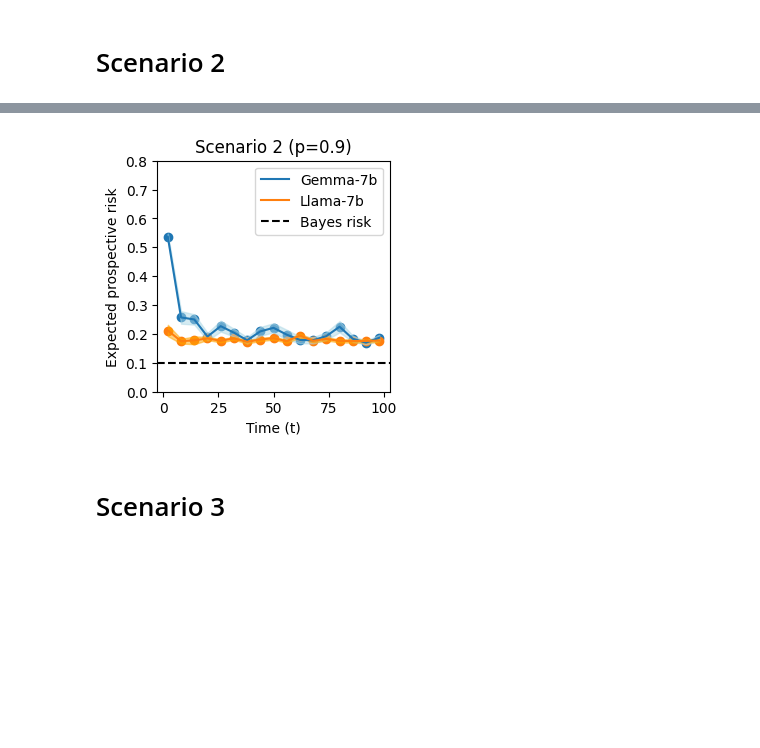
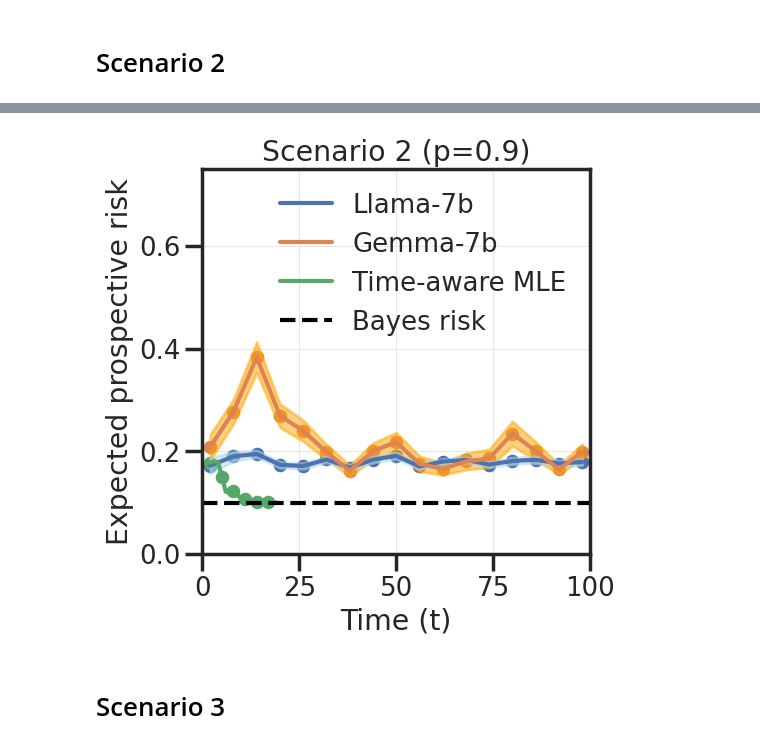
Before and after one commit to YuxinB/ProL, a Jupyter notebook: llm/notebooks/llm_prob.ipynb, the cells around one changed output, grey strips where cells are left out. Cells and saved outputs as stored; diff of their text form; code cells hidden in the pictures; blank space fills up the shorter version.

Commit message:
llm figures

```diff
--- a/llm/notebooks/llm_prob.ipynb
+++ b/llm/notebooks/llm_prob.ipynb
@@ -43,4 +39,12 @@ tab
 | 20478 | Llama | 0.991938 | 1 |
 | 20479 | Gemma | 0.731059 | 1 |
 20480 rows × 3 columns
+# %%
+plt.style.use("seaborn-v0_8-whitegrid")
+sns.set(context='poster',
+        style='ticks',
+        font_scale=0.85,
+        rc={'axes.grid':True,
+            'grid.color':'.9',
+            'grid.linewidth':0.75})
 # %%
@@ -170,38 +207,53 @@ plt.show()
+# %%
+s2_info = np.load("../../synthetic/scenario2.npy", allow_pickle=True)
+mean_mle = s2_info.item()['avg_pr']
+std_mle = s2_info.item()['std_pr'] / 10000
+mle_x = np.arange(2, 20, 1)
 # %%
 gemma_s2 = np.load("../data/scenario2_gemma-7b_90.npy")
 llama_s2 = np.load("../data/scenario2_Llama-2-7b-hf_90.npy")
 
 perf = np.nanmean(gemma_s2, axis=1)
 mean = perf[:, 1]
 std = np.nanstd(gemma_s2, axis=1)[:, 1] / np.sqrt(100.0)
 
 mean_l = llama_s2.mean(1)[:, 1]
 std_l = llama_s2.std(1)[:, 1] / np.sqrt(100.0)
 
-plt.figure(figsize=(3, 3))
+plt.figure(figsize=(5, 5))
+plt.plot(perf[:, 0], llama_s2.mean(1)[:, 1])
 plt.plot(perf[:, 0], perf[:, 1])
-plt.plot(perf[:, 0], llama_s1.mean(1)[:, 1])
+
+plt.plot(mle_x, mean_mle)
+
 plt.axhline(y=0.1, color='black', linestyle='--')
 
-plt.scatter(perf[:, 0], perf[:, 1])
-plt.scatter(perf[:, 0], llama_s1.mean(1)[:, 1])
+plt.scatter(perf[:, 0], llama_s2.mean(1)[:, 1], s=60)
 
-plt.fill_between(perf[:, 0], mean - std, mean + std, alpha=0.5, color='lightblue')
-plt.fill_between(perf[:, 0], mean_l - std_l, mean_l + std_l, alpha=0.5, color='orange')
+plt.scatter(perf[:, 0], perf[:, 1], s=60)
+plt.scatter(mle_x[::3], mean_mle[::3], s=60)
 
 
-plt.ylim([0, 0.8])
+plt.fill_between(perf[:, 0], mean - std, mean + std, alpha=0.5, color='orange')
+plt.fill_between(perf[:, 0], mean_l - std_l, mean_l + std_l, alpha=0.5, color='lightblue')
+plt.fill_between(mle_x, mean_mle - std_mle, mean_mle + std_mle, alpha=0.5, color='green')
+
+
+plt.ylim([0, 0.75])
+plt.xlim([0, 100])
 
 plt.title("Scenario 2 (p=0.9)")
 plt.xlabel("Time (t)")
 plt.ylabel("Expected prospective risk")
-plt.legend(["Gemma-7b", "Llama-7b", 'Bayes risk'])
+plt.legend(["Llama-7b", "Gemma-7b", 'Time-aware MLE', 'Bayes risk'])
 
-plt.savefig("../figures/scenario2_p90.pdf", bbox_inches="tight")
+plt.savefig("../figures/jun9/scenario2_p90.pdf", bbox_inches="tight")
+plt.savefig("../figures/jun9/scenario2_p90.svg", bbox_inches="tight")
+
 
 plt.show()
 # %% [output]
-[figure, old version]
+[figure, new version]
 # %% [markdown]
 # Scenario 3
 # %%
```
Also changed, not shown: parts of 11 cells of this notebook, 22 other files.
